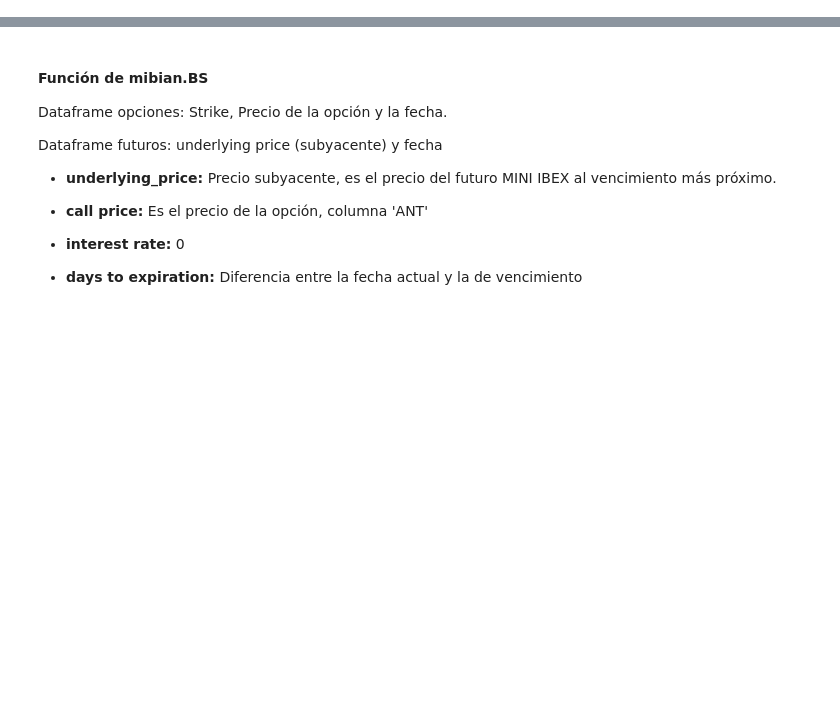
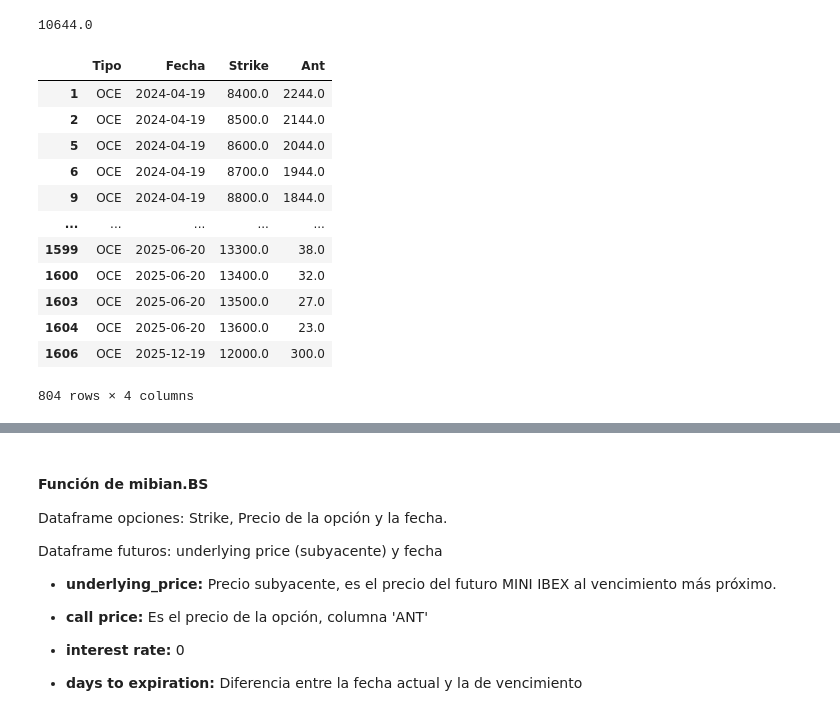
Before and after one commit to aperezcoscu/Practica-3, a Jupyter notebook: Practica.ipynb, the cells around one changed output, grey strips where cells are left out. Saved outputs shown, nothing was run; the diff lists cells and outputs as text; code cells hidden in the pictures; blank space fills up the shorter version.

```diff
--- a/Practica.ipynb
+++ b/Practica.ipynb
@@ -144,2 +140,22 @@ Timestamp('2024-04-19 00:00:00')
+# %%
+price_sub
+# %% [output]
+10644.0
+# %%
+df_calls
+# %% [output]
+|  | Tipo | Fecha | Strike | Ant |
+| 1 | OCE | 2024-04-19 | 8400.0 | 2244.0 |
+| 2 | OCE | 2024-04-19 | 8500.0 | 2144.0 |
+| 5 | OCE | 2024-04-19 | 8600.0 | 2044.0 |
+| 6 | OCE | 2024-04-19 | 8700.0 | 1944.0 |
+| 9 | OCE | 2024-04-19 | 8800.0 | 1844.0 |
+| ... | ... | ... | ... | ... |
+| 1599 | OCE | 2025-06-20 | 13300.0 | 38.0 |
+| 1600 | OCE | 2025-06-20 | 13400.0 | 32.0 |
+| 1603 | OCE | 2025-06-20 | 13500.0 | 27.0 |
+| 1604 | OCE | 2025-06-20 | 13600.0 | 23.0 |
+| 1606 | OCE | 2025-12-19 | 12000.0 | 300.0 |
+804 rows × 4 columns
 # %%
 fechas = [dia for dia in resultados['Call'].keys()]
```
Also changed, not shown: parts of 18 cells of this notebook.
